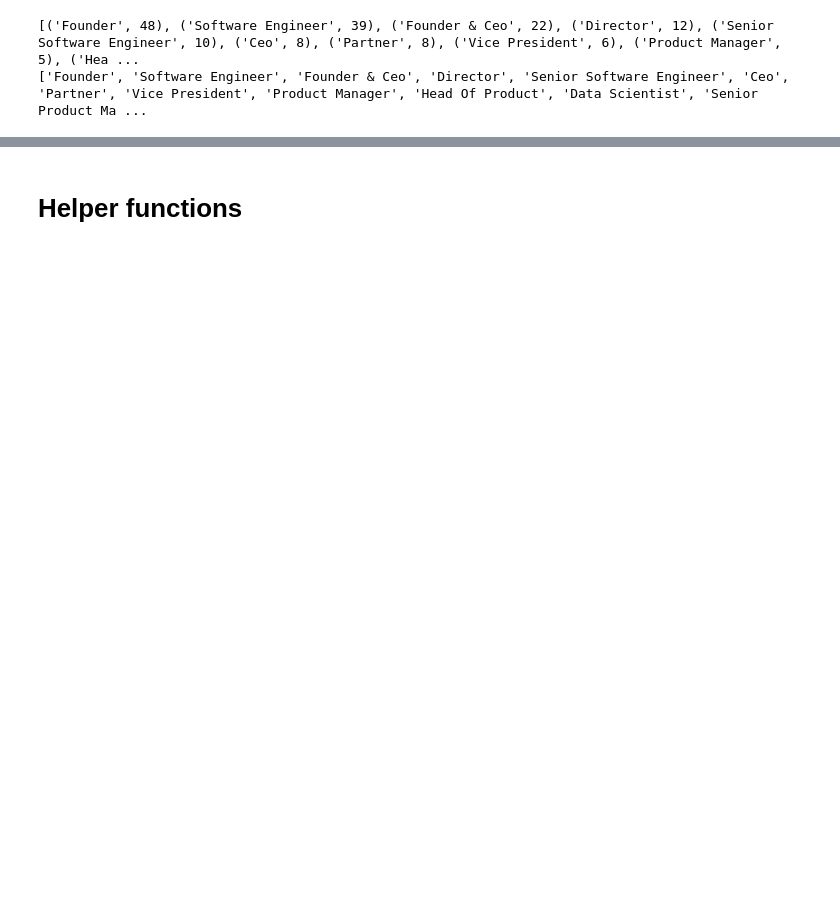
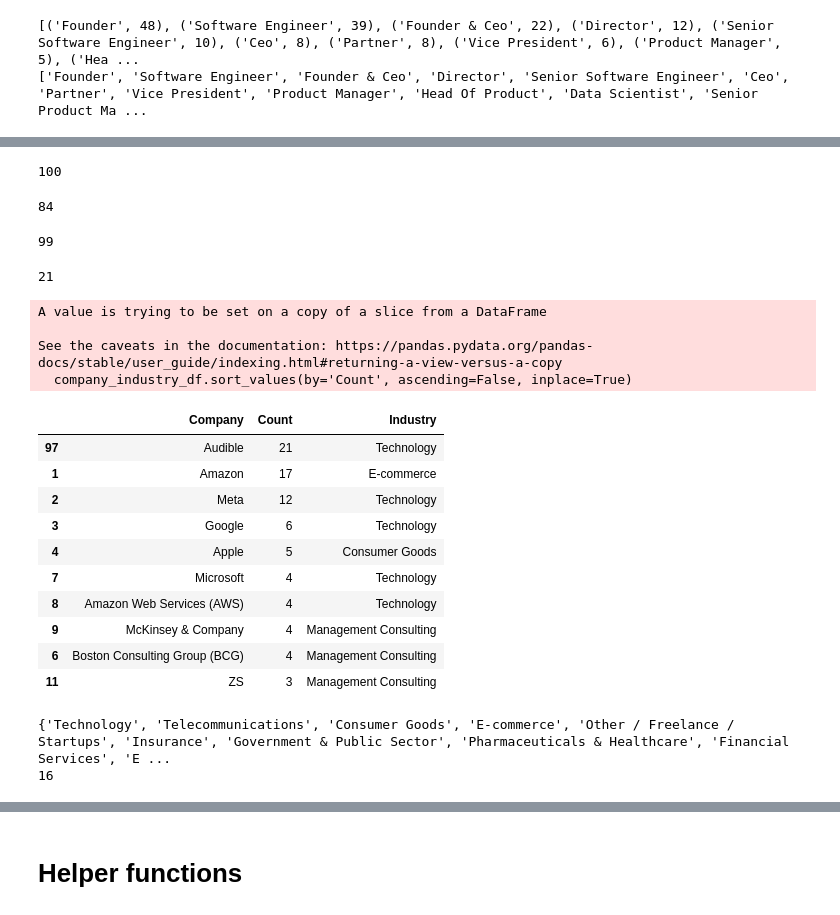
Before and after one commit to sj442/linkedin-visualizations, a Jupyter notebook: notebooks/Linkedin_Connections.ipynb, the cells around one changed output, grey strips where cells are left out. Saved outputs shown, nothing was run; the diff lists cells and outputs as text; code cells hidden in the pictures; blank space fills up the shorter version.

```diff
--- a/notebooks/Linkedin_Connections.ipynb
+++ b/notebooks/Linkedin_Connections.ipynb
@@ -235,15 +220,11 @@ print(res)
 [('Founder', 48), ('Software Engineer', 39), ('Founder & Ceo', 22), ('Director', 12), ('Senior Software Engineer', 10), ('Ceo', 8), ('Partner', 8), ('Vice President', 6), ('Product Manager', 5), ('Hea ...
 ['Founder', 'Software Engineer', 'Founder & Ceo', 'Director', 'Senior Software Engineer', 'Ceo', 'Partner', 'Vice President', 'Product Manager', 'Head Of Product', 'Data Scientist', 'Senior Product Ma ...
 # %%
-from pyvis.network import Network
-import webbrowser
-from collections import Counter
-
 def shorten_label(label, max_len=20):
     return label if len(label) <= max_len else label[:max_len] + "..."
 
 # Build graph
-net = Network(height='750px', width='100%', notebook=True)
+net = Network(height='750px', width='100%', notebook=False)
 
 net.set_options("""
 var options = {
@@ -313,5 +294,5 @@ for _, row in filtered_df.iterrows():
     net.add_edge(category, position)
     net.cdn_resources = 'remote'
 
-net.show("linkedin_role_network.html")
+net.save_graph("linkedin_role_network.html")
 files.download("linkedin_role_network.html")
@@ -317,0 +330,10 @@ files.download("linkedin_role_network.html")
+# %%
+company_industry_df = df['Company'].value_counts().reset_index()
+company_industry_df.columns = ['Company', 'Count']
+company_industry_df.sort_values(by='Count', ascending=False)
+company_industry_df = company_industry_df.head(100)
+
+companies = company_industry_df['Company'].to_list()
+print(len(companies))
+# %% [output]
+100
@@ -317,0 +445,12 @@ files.download("linkedin_role_network.html")
+# %%
+# Extract values
+values = company_industry_mapping.values()
+
+# Convert to a set to get unique values
+unique_values_set = set(values)
+
+# Get the count of unique values
+unique_count = len(unique_values_set)
+print(unique_count)
+# %% [output]
+84
@@ -317,0 +563,50 @@ files.download("linkedin_role_network.html")
+# %%
+company_industry_df = df['Company'].value_counts().reset_index()
+company_industry_df.columns = ['Company', 'Count']
+company_industry_df['Industry'] = company_industry_df['Company'].map(company_industry_mapping_v1)
+company_industry_df.sort_values(by='Count', ascending=False)
+company_industry_df = company_industry_df.dropna(subset=['Industry'])
+company_industry_df.shape[0]
+# %% [output]
+99
+# %%
+# Sum counts for both rows
+audible_total = company_industry_df.loc[company_industry_df['Company'].isin(['Audible', 'Audible, Inc.']), 'Count'].sum()
+
+print(audible_total)
+
+industry = company_industry_df.loc[company_industry_df['Company'].isin(['Audible', 'Audible, Inc.']), 'Industry'].iloc[0]
+
+# Drop both rows
+company_industry_df = company_industry_df[~company_industry_df['Company'].isin(['Audible', 'Audible, Inc.'])]
+
+# Add a new combined row
+company_industry_df.loc[len(company_industry_df)] = ['Audible', audible_total, industry]
+
+company_industry_df.sort_values(by='Count', ascending=False, inplace=True)
+company_industry_df.head(10)
+# %% [output]
+21
+A value is trying to be set on a copy of a slice from a DataFrame
+
+See the caveats in the documentation: https://pandas.pydata.org/pandas-docs/stable/user_guide/indexing.html#returning-a-view-versus-a-copy
+  company_industry_df.sort_values(by='Count', ascending=False, inplace=True)
+|  | Company | Count | Industry |
+| 97 | Audible | 21 | Technology |
+| 1 | Amazon | 17 | E-commerce |
+| 2 | Meta | 12 | Technology |
+| 3 | Google | 6 | Technology |
+| 4 | Apple | 5 | Consumer Goods |
+| 7 | Microsoft | 4 | Technology |
+| 8 | Amazon Web Services (AWS) | 4 | Technology |
+| 9 | McKinsey & Company | 4 | Management Consulting |
+| 6 | Boston Consulting Group (BCG) | 4 | Management Consulting |
+| 11 | ZS | 3 | Management Consulting |
+# %%
+# Extract values
+values = set(company_industry_mapping_v1.values())
+print(values)
+print(len(values))
+# %% [output]
+{'Technology', 'Telecommunications', 'Consumer Goods', 'E-commerce', 'Other / Freelance / Startups', 'Insurance', 'Government & Public Sector', 'Pharmaceuticals & Healthcare', 'Financial Services', 'E ...
+16
```
Also changed, not shown: parts of 23 cells of this notebook, 1 other file.
